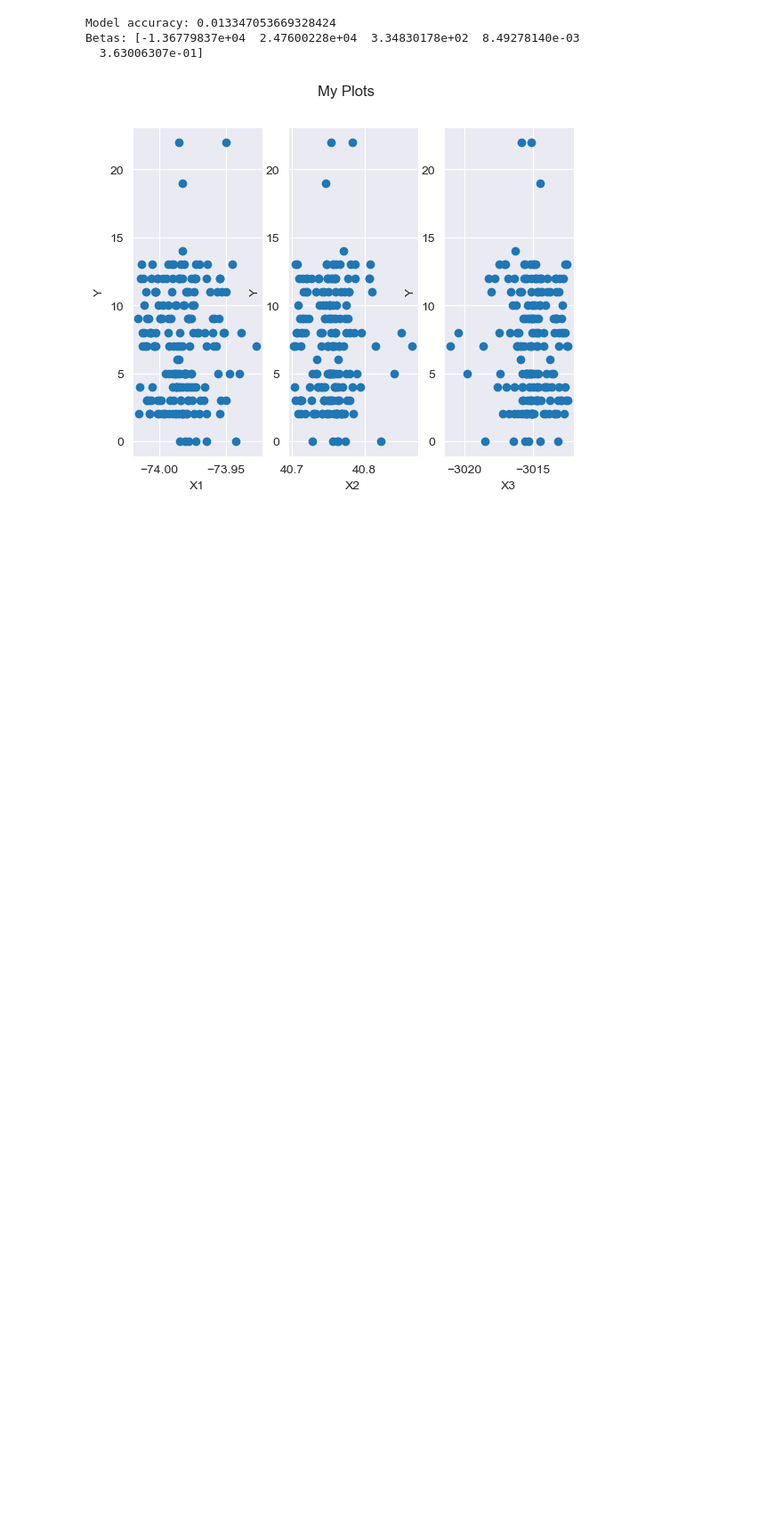
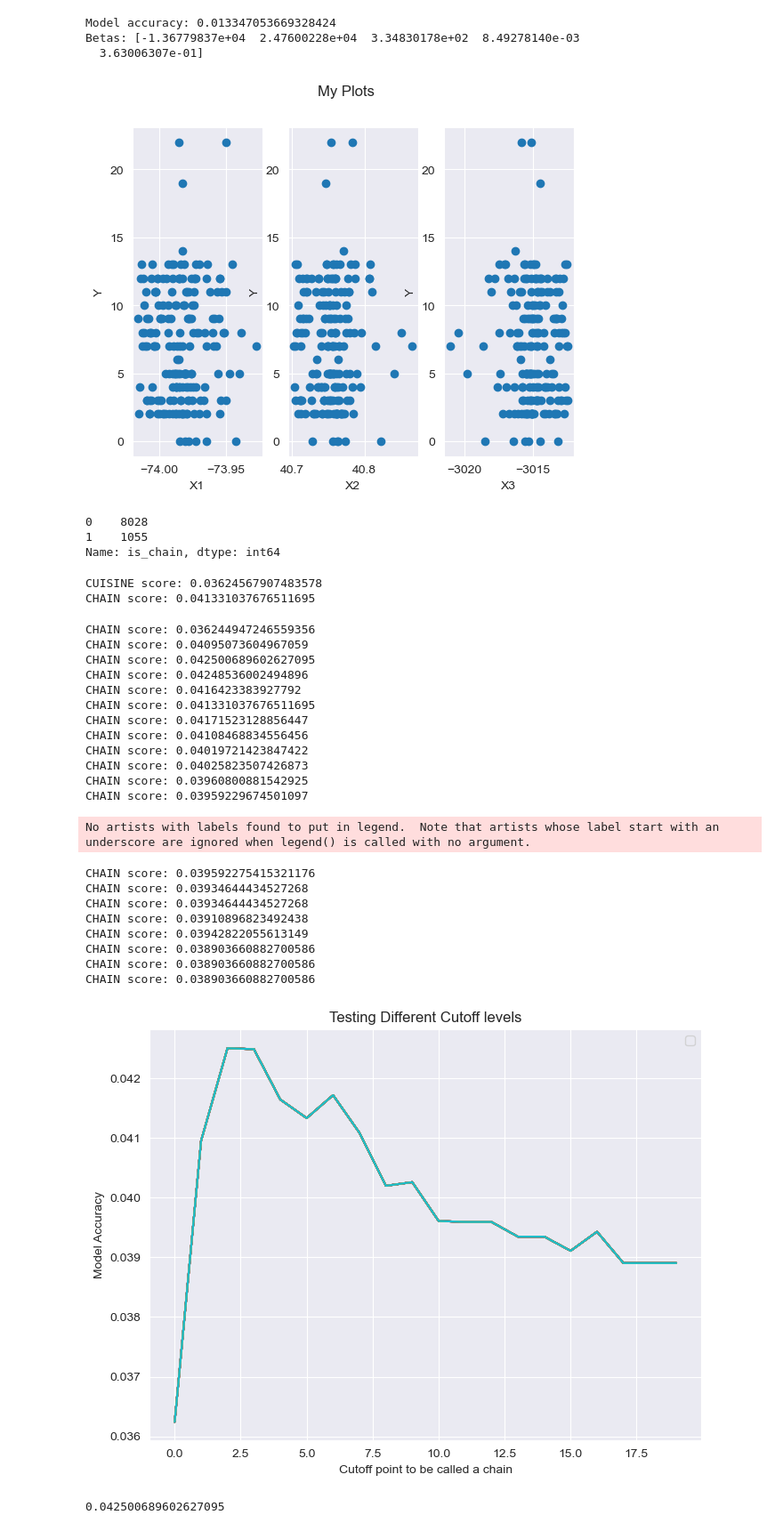
Before and after one commit to JacobMinkin/NYC_Restaurant_Health_Inspection, a Jupyter notebook: Project_2_Manhattan.ipynb, the cells around one changed output. Shown at 89% size. Cells and saved outputs as stored; diff of their text form; code cells hidden in the pictures; blank space fills up the shorter version.

```diff
--- a/Project_2_Manhattan.ipynb
+++ b/Project_2_Manhattan.ipynb
@@ -622,0 +635,78 @@ plt.show()
+# %%
+
+df_recent['is_chain'].value_counts()
+# %% [output]
+0    8028
+1    1055
+Name: is_chain, dtype: int64
+# %%
+Predictor_list = ['SCORE', 'CUISINE', 'is_chain']
+df_test = df_recent[Predictor_list]
+df_test = df_test[(df_test.SCORE.notnull()) & (df_test.CUISINE.notnull())]
+
+Just_CUISINE = pd.get_dummies(df_test.CUISINE)
+#Just_CUISINE['intercept'] = 1
+Is_chain = pd.merge(df_recent['is_chain'], Just_CUISINE, on='CAMIS')
+
+Simple_y = df_test.SCORE
+#Simple_X
+# %%
+from sklearn.linear_model import LinearRegression
+
+CUISINE_linear_model = LinearRegression().fit(X = Just_CUISINE, y= Simple_y)
+
+CUISINE_score = CUISINE_linear_model.score(Just_CUISINE, Simple_y)
+print(f'CUISINE score: {CUISINE_score}')
+
+IS_CHAIN_linear_model = LinearRegression().fit(X = Is_chain, y= Simple_y)
+
+IS_CHAIN_score = IS_CHAIN_linear_model.score(Is_chain, Simple_y)
+print(f'CHAIN score: {IS_CHAIN_score}')
+# %% [output]
+CUISINE score: 0.03624567907483578
+CHAIN score: 0.041331037676511695
+# %%
+is_chain_size = np.zeros((20, 20))
+for i in range(0, 20):
+    df_recent['1_chain'] = df_recent['num_restaurants'].apply(lambda x: 1 if x > i else 0)
+    Is_chain = pd.merge(df_recent['1_chain'], Just_CUISINE, on='CAMIS')
+    IS_CHAIN_linear_model = LinearRegression().fit(X = Is_chain, y= Simple_y)
+
+    IS_CHAIN_score = IS_CHAIN_linear_model.score(Is_chain, Simple_y)
+    is_chain_size[i] = IS_CHAIN_score
+    print(f'CHAIN score: {IS_CHAIN_score}')
+plt.figure(figsize=(8, 6))
+plt.plot(is_chain_size)
+# Add labels and title
+plt.xlabel('Cutoff point to be called a chain')
+plt.ylabel('Model Accuracy')
+plt.title('Testing Different Cutoff levels')
+plt.legend()
+
+# Show the plot
+plt.show()
+print(is_chain_size.max())
+# %% [output]
+CHAIN score: 0.036244947246559356
+CHAIN score: 0.04095073604967059
+CHAIN score: 0.042500689602627095
+CHAIN score: 0.04248536002494896
+CHAIN score: 0.0416423383927792
+CHAIN score: 0.041331037676511695
+CHAIN score: 0.04171523128856447
+CHAIN score: 0.04108468834556456
+CHAIN score: 0.04019721423847422
+CHAIN score: 0.04025823507426873
+CHAIN score: 0.03960800881542925
+CHAIN score: 0.03959229674501097
+No artists with labels found to put in legend.  Note that artists whose label start with an underscore are ignored when legend() is called with no argument.
+CHAIN score: 0.039592275415321176
+CHAIN score: 0.03934644434527268
+CHAIN score: 0.03934644434527268
+CHAIN score: 0.03910896823492438
+CHAIN score: 0.03942822055613149
+CHAIN score: 0.038903660882700586
+CHAIN score: 0.038903660882700586
+CHAIN score: 0.038903660882700586
+[figure, added]
+0.042500689602627095
```
Also changed, not shown: parts of 4 cells of this notebook.
